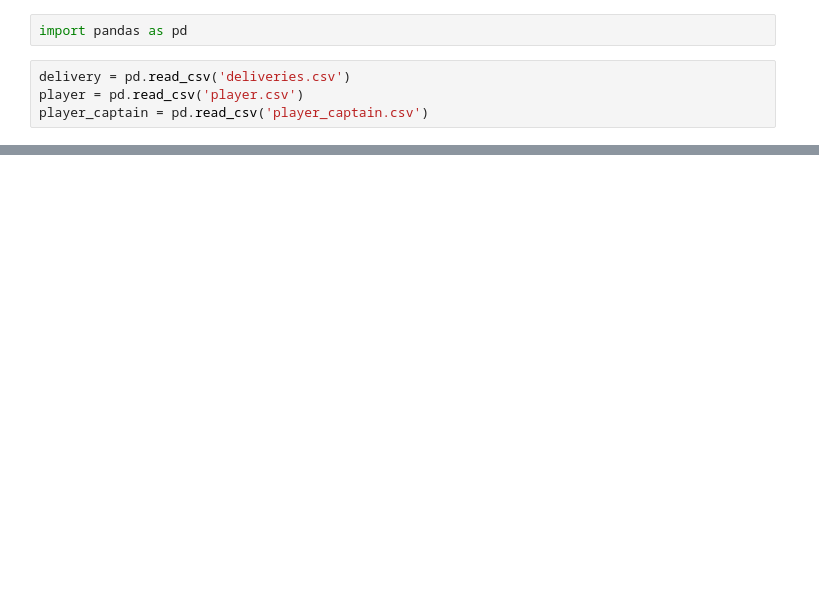
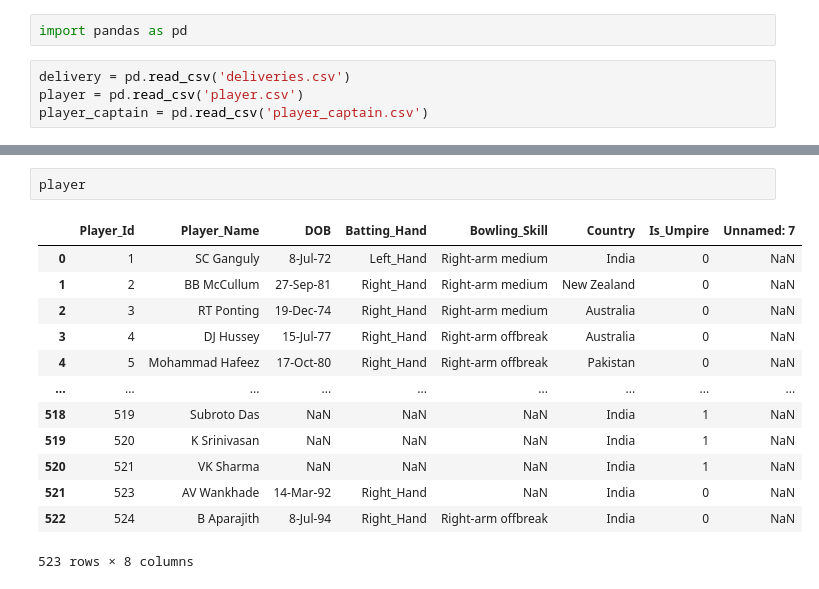
Before and after one commit to Apurba1903/elt_process_on_ipl_data, a Jupyter notebook: extract_information.ipynb, the cells around one changed output, grey strips where cells are left out. Saved outputs shown, nothing was run; the diff lists cells and outputs as text; blank space fills up the shorter version.

```diff
--- a/extract_information.ipynb
+++ b/extract_information.ipynb
@@ -6,0 +23,16 @@ player_captain = pd.read_csv('player_captain.csv')
+# %%
+player
+# %% [output]
+|  | Player_Id | Player_Name | DOB | Batting_Hand | Bowling_Skill | Country | Is_Umpire | Unnamed: 7 |
+| 0 | 1 | SC Ganguly | 8-Jul-72 | Left_Hand | Right-arm medium | India | 0 | NaN |
+| 1 | 2 | BB McCullum | 27-Sep-81 | Right_Hand | Right-arm medium | New Zealand | 0 | NaN |
+| 2 | 3 | RT Ponting | 19-Dec-74 | Right_Hand | Right-arm medium | Australia | 0 | NaN |
+| 3 | 4 | DJ Hussey | 15-Jul-77 | Right_Hand | Right-arm offbreak | Australia | 0 | NaN |
+| 4 | 5 | Mohammad Hafeez | 17-Oct-80 | Right_Hand | Right-arm offbreak | Pakistan | 0 | NaN |
+| ... | ... | ... | ... | ... | ... | ... | ... | ... |
+| 518 | 519 | Subroto Das | NaN | NaN | NaN | India | 1 | NaN |
+| 519 | 520 | K Srinivasan | NaN | NaN | NaN | India | 1 | NaN |
+| 520 | 521 | VK Sharma | NaN | NaN | NaN | India | 1 | NaN |
+| 521 | 523 | AV Wankhade | 14-Mar-92 | Right_Hand | NaN | India | 0 | NaN |
+| 522 | 524 | B Aparajith | 8-Jul-94 | Right_Hand | Right-arm offbreak | India | 0 | NaN |
+523 rows × 8 columns
```
Also changed, not shown: parts of 20 cells of this notebook.
